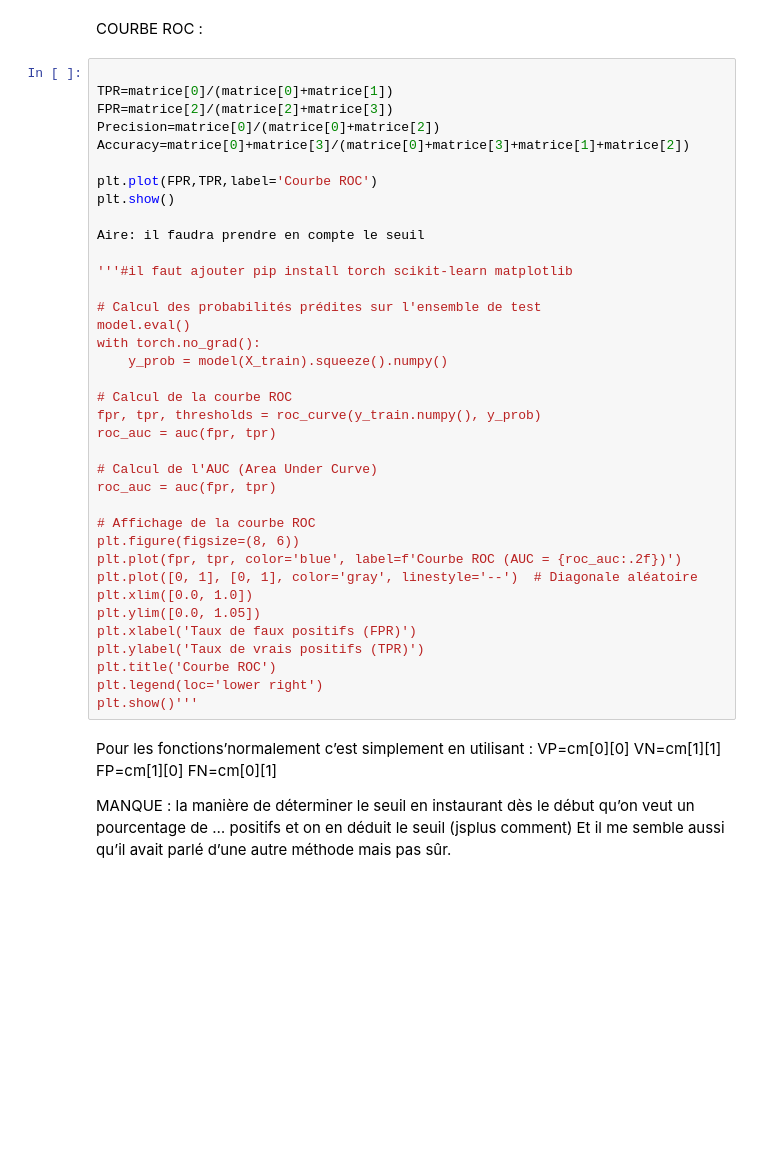
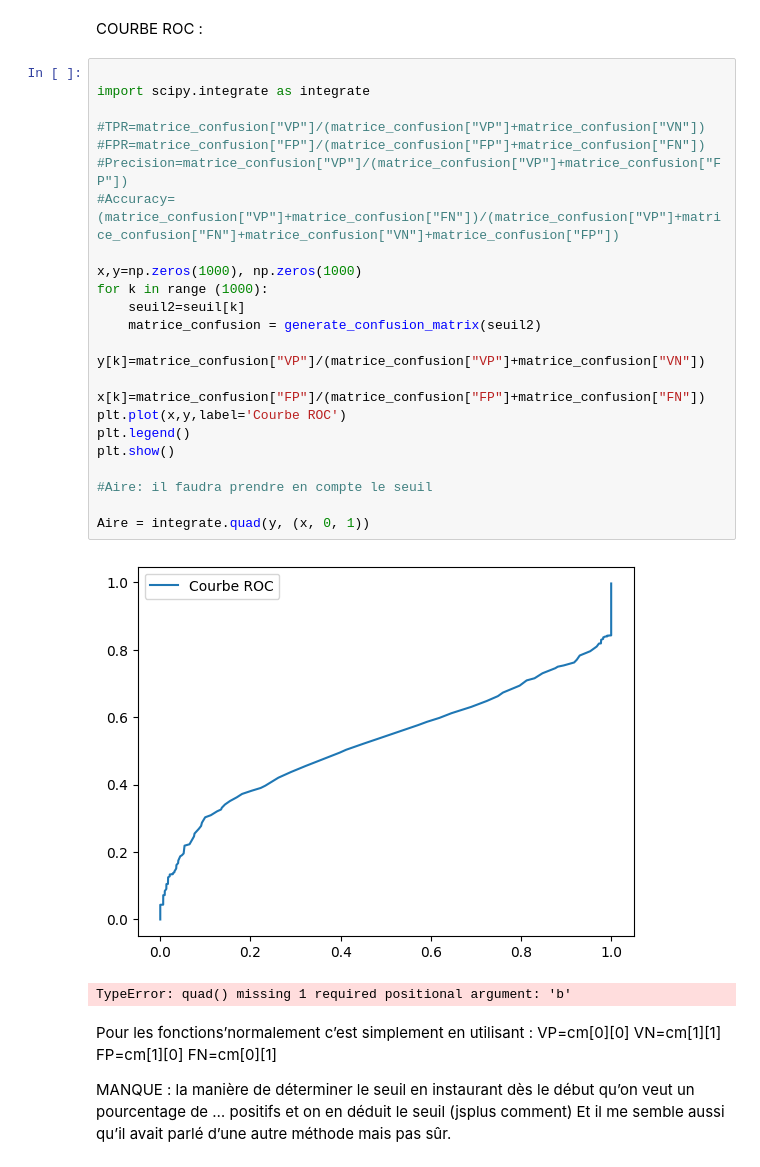
Before and after one commit to PommeDev/Detection-d-anomalies, a Jupyter notebook: AutoEncodeur_notebook.ipynb, the cells around one changed output. Cells and saved outputs as stored; diff of their text form; blank space fills up the shorter version.

```diff
--- a/AutoEncodeur_notebook.ipynb
+++ b/AutoEncodeur_notebook.ipynb
@@ -564,41 +591,29 @@ ModuleNotFoundError: No module named 'seaborn'
 COURBE ROC :
 # %%
 
-TPR=matrice[0]/(matrice[0]+matrice[1])
-FPR=matrice[2]/(matrice[2]+matrice[3])
-Precision=matrice[0]/(matrice[0]+matrice[2])
-Accuracy=matrice[0]+matrice[3]/(matrice[0]+matrice[3]+matrice[1]+matrice[2])
+import scipy.integrate as integrate
 
-plt.plot(FPR,TPR,label='Courbe ROC')
+#TPR=matrice_confusion["VP"]/(matrice_confusion["VP"]+matrice_confusion["VN"])
+#FPR=matrice_confusion["FP"]/(matrice_confusion["FP"]+matrice_confusion["FN"])
+#Precision=matrice_confusion["VP"]/(matrice_confusion["VP"]+matrice_confusion["FP"])
+#Accuracy=(matrice_confusion["VP"]+matrice_confusion["FN"])/(matrice_confusion["VP"]+matrice_confusion["FN"]+matrice_confusion["VN"]+matrice_confusion["FP"])
+
+x,y=np.zeros(1000), np.zeros(1000)
+for k in range (1000):
+    seuil2=seuil[k]
+    matrice_confusion = generate_confusion_matrix(seuil2)
+    y[k]=matrice_confusion["VP"]/(matrice_confusion["VP"]+matrice_confusion["VN"])
+    x[k]=matrice_confusion["FP"]/(matrice_confusion["FP"]+matrice_confusion["FN"])
+plt.plot(x,y,label='Courbe ROC')
+plt.legend()
 plt.show()
 
-Aire: il faudra prendre en compte le seuil
+#Aire: il faudra prendre en compte le seuil
 
-'''#il faut ajouter pip install torch scikit-learn matplotlib
-
-# Calcul des probabilités prédites sur l'ensemble de test
-model.eval()
-with torch.no_grad():
-    y_prob = model(X_train).squeeze().numpy()
-
-# Calcul de la courbe ROC
-fpr, tpr, thresholds = roc_curve(y_train.numpy(), y_prob)
-roc_auc = auc(fpr, tpr)
-
-# Calcul de l'AUC (Area Under Curve)
-roc_auc = auc(fpr, tpr)
-
-# Affichage de la courbe ROC
-plt.figure(figsize=(8, 6))
-plt.plot(fpr, tpr, color='blue', label=f'Courbe ROC (AUC = {roc_auc:.2f})')
-plt.plot([0, 1], [0, 1], color='gray', linestyle='--')  # Diagonale aléatoire
-plt.xlim([0.0, 1.0])
-plt.ylim([0.0, 1.05])
-plt.xlabel('Taux de faux positifs (FPR)')
-plt.ylabel('Taux de vrais positifs (TPR)')
-plt.title('Courbe ROC')
-plt.legend(loc='lower right')
-plt.show()'''
+Aire = integrate.quad(y, (x, 0, 1))
+# %% [output]
+[figure, added]
+TypeError: quad() missing 1 required positional argument: 'b'
 # %% [markdown]
 Pour les fonctions’normalement c’est simplement en utilisant :
 VP=cm[0][0]
```
Also changed, not shown: parts of 4 cells of this notebook, 3 other files.
